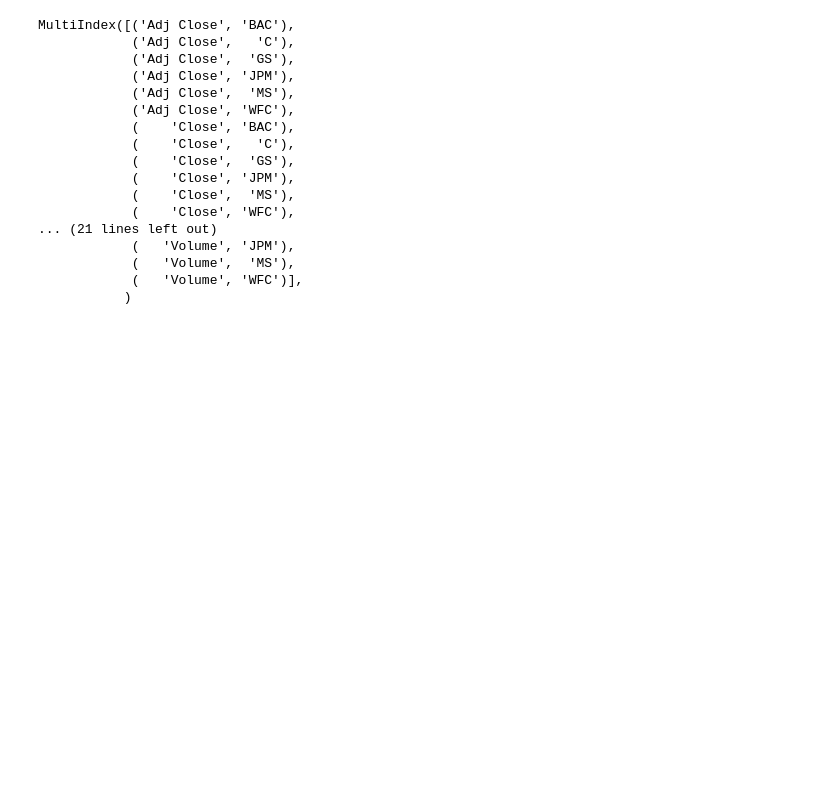
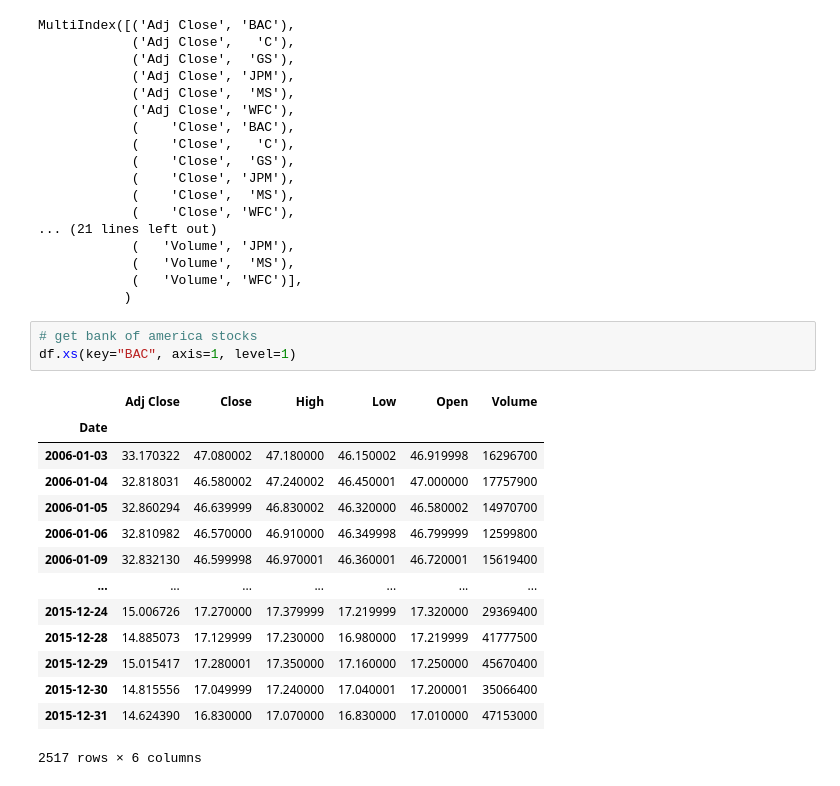
Before and after one commit to MeetPatel89/stocks_analysis, a Jupyter notebook: notebook.ipynb, the cells around one changed output. Drawn from its saved outputs; the diff is of its cells as text; blank space fills up the shorter version.

Commit message:
get individual bank stocks from hierarchical column indices

```diff
--- a/notebook.ipynb
+++ b/notebook.ipynb
@@ -68,3 +68,21 @@ MultiIndex([('Adj Close', 'BAC'),
             (   'Volume',  'MS'),
             (   'Volume', 'WFC')],
            )
+# %%
+# get bank of america stocks
+df.xs(key="BAC", axis=1, level=1)
+# %% [output]
+|  | Adj Close | Close | High | Low | Open | Volume |
+| Date |  |  |  |  |  |  |
+| 2006-01-03 | 33.170322 | 47.080002 | 47.180000 | 46.150002 | 46.919998 | 16296700 |
+| 2006-01-04 | 32.818031 | 46.580002 | 47.240002 | 46.450001 | 47.000000 | 17757900 |
+| 2006-01-05 | 32.860294 | 46.639999 | 46.830002 | 46.320000 | 46.580002 | 14970700 |
+| 2006-01-06 | 32.810982 | 46.570000 | 46.910000 | 46.349998 | 46.799999 | 12599800 |
+| 2006-01-09 | 32.832130 | 46.599998 | 46.970001 | 46.360001 | 46.720001 | 15619400 |
+| ... | ... | ... | ... | ... | ... | ... |
+| 2015-12-24 | 15.006726 | 17.270000 | 17.379999 | 17.219999 | 17.320000 | 29369400 |
+| 2015-12-28 | 14.885073 | 17.129999 | 17.230000 | 16.980000 | 17.219999 | 41777500 |
+| 2015-12-29 | 15.015417 | 17.280001 | 17.350000 | 17.160000 | 17.250000 | 45670400 |
+| 2015-12-30 | 14.815556 | 17.049999 | 17.240000 | 17.040001 | 17.200001 | 35066400 |
+| 2015-12-31 | 14.624390 | 16.830000 | 17.070000 | 16.830000 | 17.010000 | 47153000 |
+2517 rows × 6 columns
```
Also changed, not shown: parts of 5 cells of this notebook.
